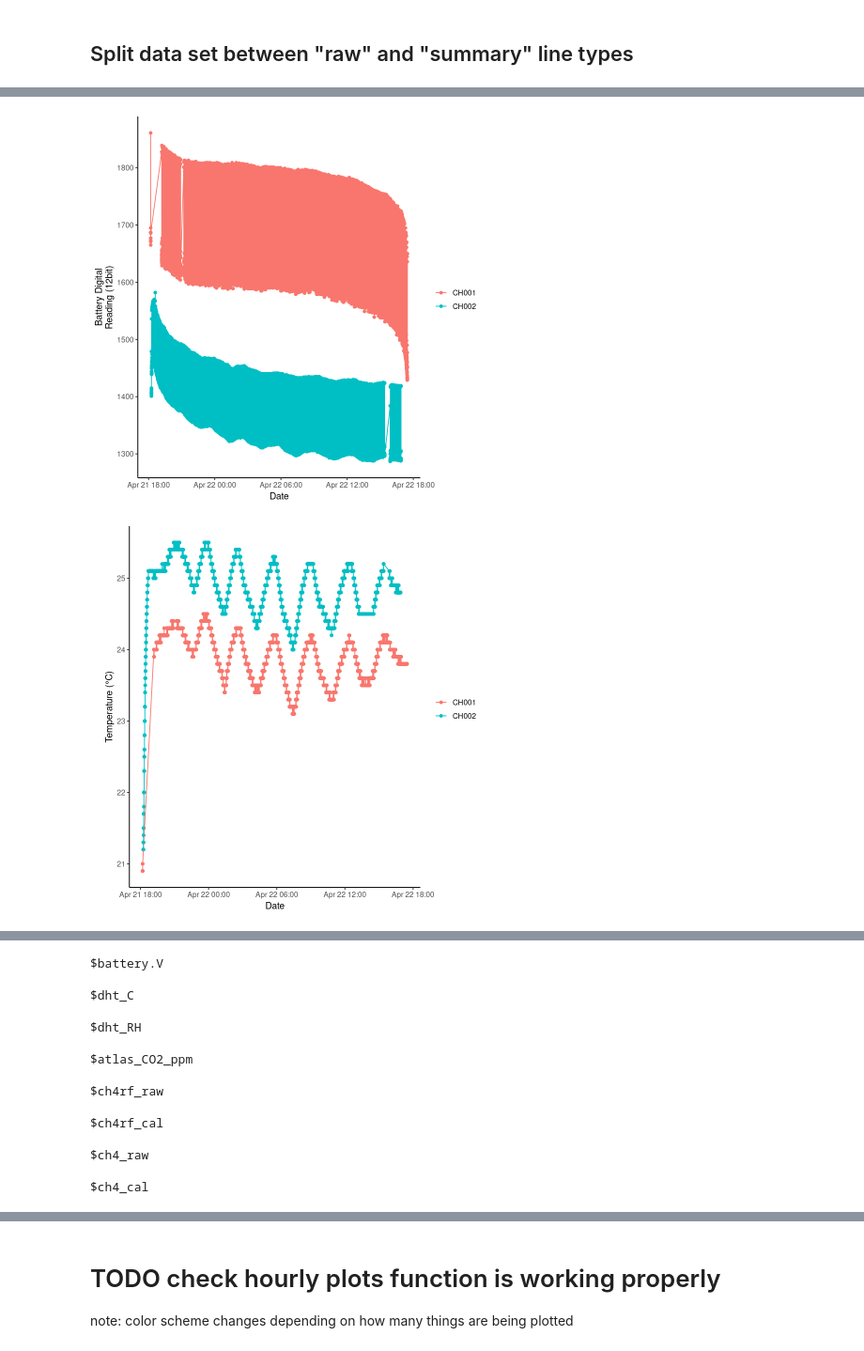
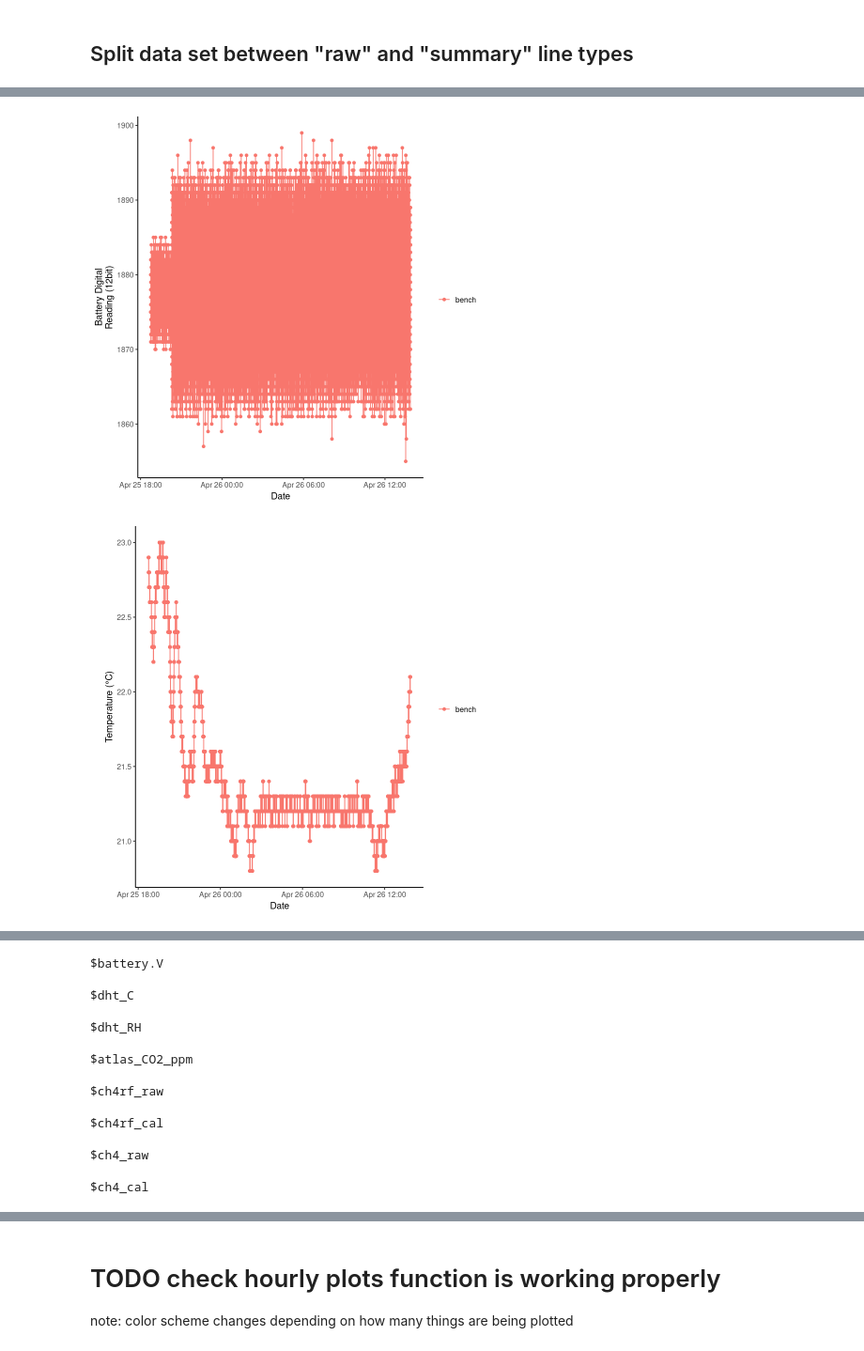
Before and after one commit to rrivirr/SensorDataProcessing, a Jupyter notebook: rriv_methane/methane_main.ipynb, the cells around one changed output, grey strips where cells are left out. Shown at 94% size. Cells and saved outputs as stored; diff of their text form; code cells hidden in the pictures.

```diff
--- a/rriv_methane/methane_main.ipynb
+++ b/rriv_methane/methane_main.ipynb
@@ -97,7 +79,13 @@ Loading required package: viridisLite
 
 ## field test with continuous code using start-logging
 # directory<-"~/Desktop/data/Methane Calibration/field_test/20230411_deployment/RRIV"
-directory<-"~/Desktop/data/codeTests/continuousPower/20230421"
+
+## bench test for continuousPower on two boards
+# directory<-"~/Desktop/data/codeTests/continuousPower/20230421"
+
+## bench test for continuousPower circumventing most of stopAndAwaitTrigger() -> co2 sensor was in UART mode
+# directory<-"~/Desktop/data/codeTests/continuousPower/20230425"
+directory<-"~/Desktop/data/codeTests/continuousPower/20230426"
 # %% [markdown]
 ## Create global directory for outputs based on data directory
 1. recognize sub folders (RRIV, Gas Analyzer, and GC) and create separate output folders?
@@ -288,7 +275,7 @@ $ch4_cal
 # %%
-all_raw<-plot_Data_v_Time(raw_processed_data,color="Sensor")
+all_raw<-plot_Data_v_Time(raw_processed_data,color="site")
 all_raw
 savePlotList(all_raw, tag="all_raw")
 # %% [output]
-[figure, old version]
+[figure, new version]
-[figure, old version]
+[figure, new version]
```
Also changed, not shown: parts of 13 cells of this notebook, 2 other files.
